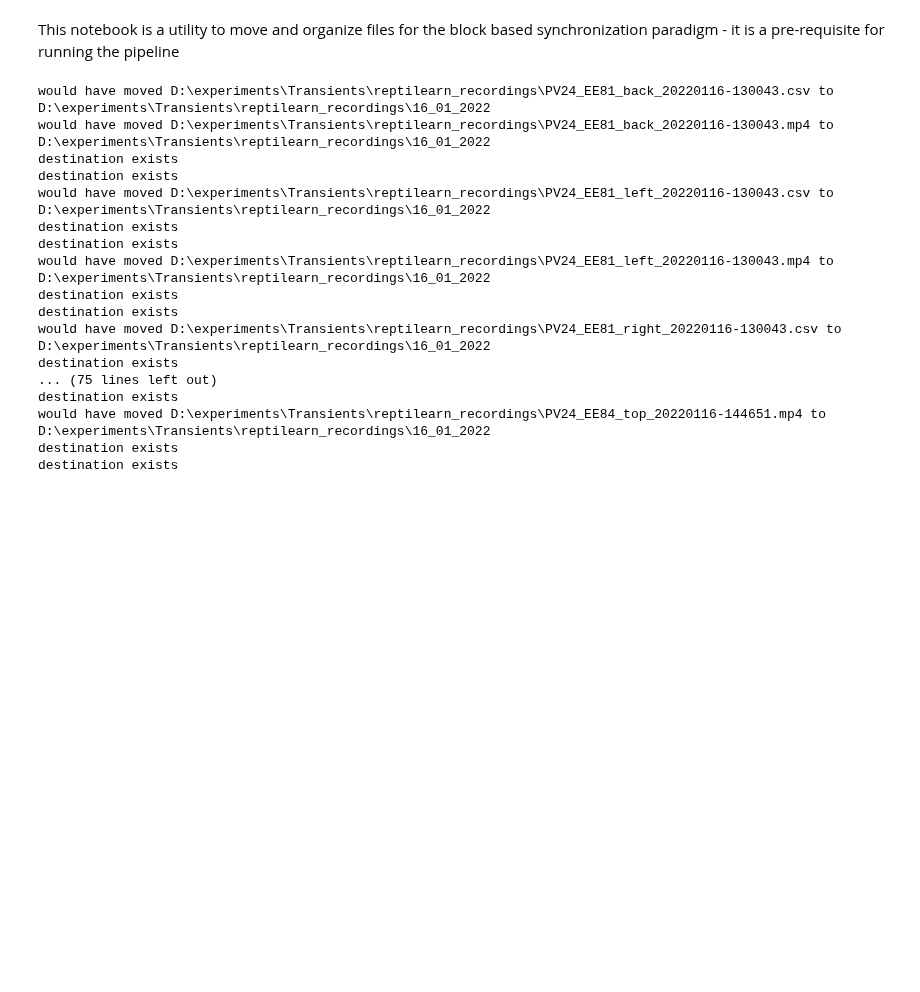
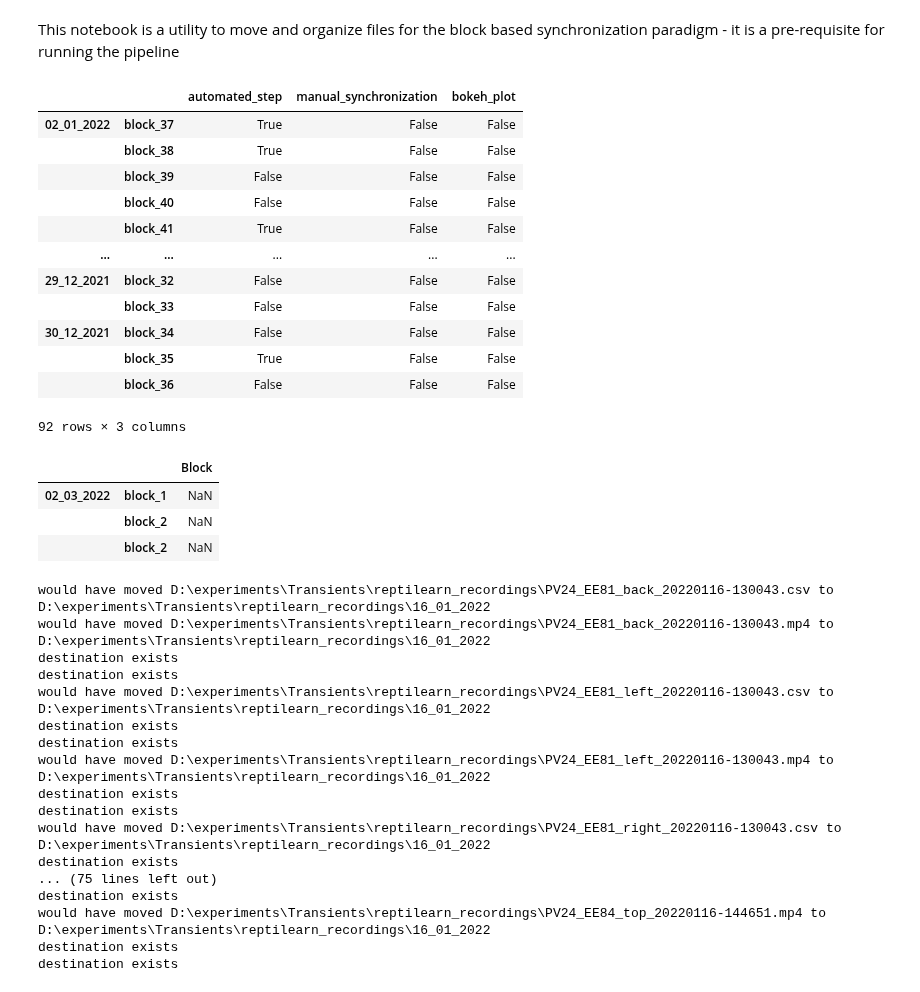
Before and after one commit to neural-electrophysiology-tool-team/Eye-Tracking-Tools, a Jupyter notebook: FileOrganizer.ipynb, the cells around one changed output. Drawn from its saved outputs; the diff is of its cells as text; code cells hidden in the pictures; blank space fills up the shorter version.

```diff
--- a/FileOrganizer.ipynb
+++ b/FileOrganizer.ipynb
@@ -13,3 +59,68 @@ import tqdm
+# %%
+p = pathlib.Path(r'\\sil2\data\Nimrod\experiments\PV_24')
+folders = os.listdir(p)
+ind_first_level = []
+ind_second_level = []
+condition = []
+for folder in sorted(folders):
+    if 'block' not in folder:
+        date_path = p / folder
+        blocks = os.listdir(date_path)
+        for block in blocks:
+            b_dict = {
+                'automated_step': False,
+                'manual_sync':    False,
+                'bokeh_plot':     False
+            }
+            ind_first_level.append(date_path.name)
+            ind_second_level.append(block)
+            a_files = os.listdir(p / folder / block / 'analysis')
+            if 'blocksync_df.csv' in a_files:
+                b_dict['automated_step'] = True
+            if len([f for f in a_files if '.html' in f]) != 0:
+                b_dict['bokeh_plot'] = True
+            if 'manual_sync_df.csv' in a_files:
+                b_dict['manual_sync'] = True
+            condition.append(b_dict)
+
+arrays = [
+    np.array(ind_first_level),
+    np.array(ind_second_level)
+]
+df = pd.DataFrame(data=None, index=arrays, columns=['automated_step','manual_synchronization','bokeh_plot'])
+auto_step_col = [i['automated_step'] for i in condition]
+manual_sync_col = [i['manual_sync'] for i in condition]
+bokeh_plot_col = [i['bokeh_plot'] for i in condition]
+df['automated_step'] = auto_step_col
+df['manual_synchronization'] = manual_sync_col
+df['bokeh_plot'] = bokeh_plot_col
+df
+# %% [output]
+|  |  | automated_step | manual_synchronization | bokeh_plot |
+| 02_01_2022 | block_37 | True | False | False |
+|  | block_38 | True | False | False |
+|  | block_39 | False | False | False |
+|  | block_40 | False | False | False |
+|  | block_41 | True | False | False |
+| ... | ... | ... | ... | ... |
+| 29_12_2021 | block_32 | False | False | False |
+|  | block_33 | False | False | False |
+| 30_12_2021 | block_34 | False | False | False |
+|  | block_35 | True | False | False |
+|  | block_36 | False | False | False |
+92 rows × 3 columns
+# %%
+arrays= [
+    np.array(['02_03_2022','02_03_2022','02_03_2022']),
+    np.array(['block_1','block_2','block_2'])
+]
+df = pd.DataFrame(data=None,index=arrays,columns=['Block'])
+df
+# %% [output]
+|  |  | Block |
+| 02_03_2022 | block_1 | NaN |
+|  | block_2 | NaN |
+|  | block_2 | NaN |
 # %%
 # reptilearn data sorter draft
 p = pathlib.Path(r"D:\experiments\Transients\reptilearn_recordings")
```
Also changed, not shown: parts of 4 cells of this notebook, 1 other file.
